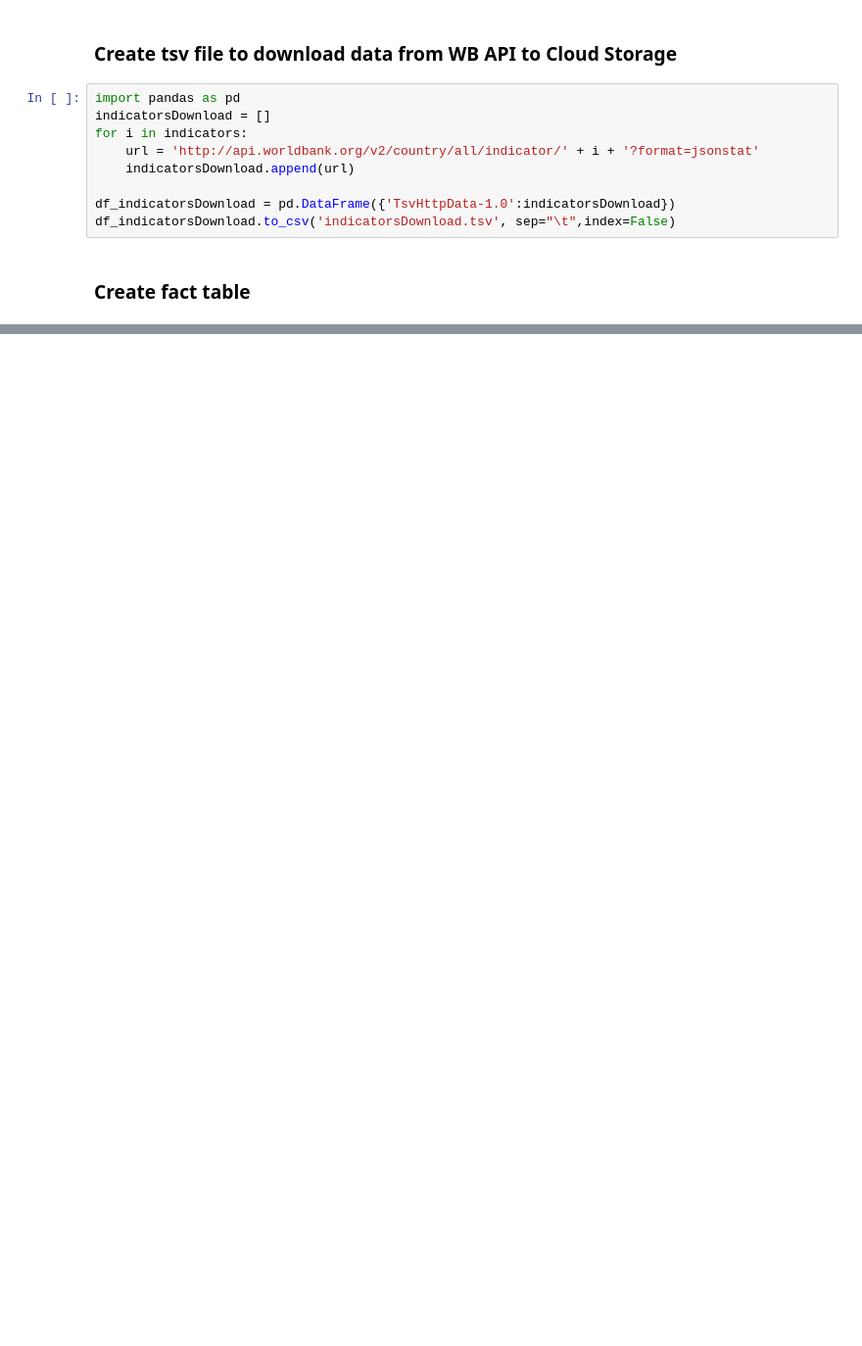
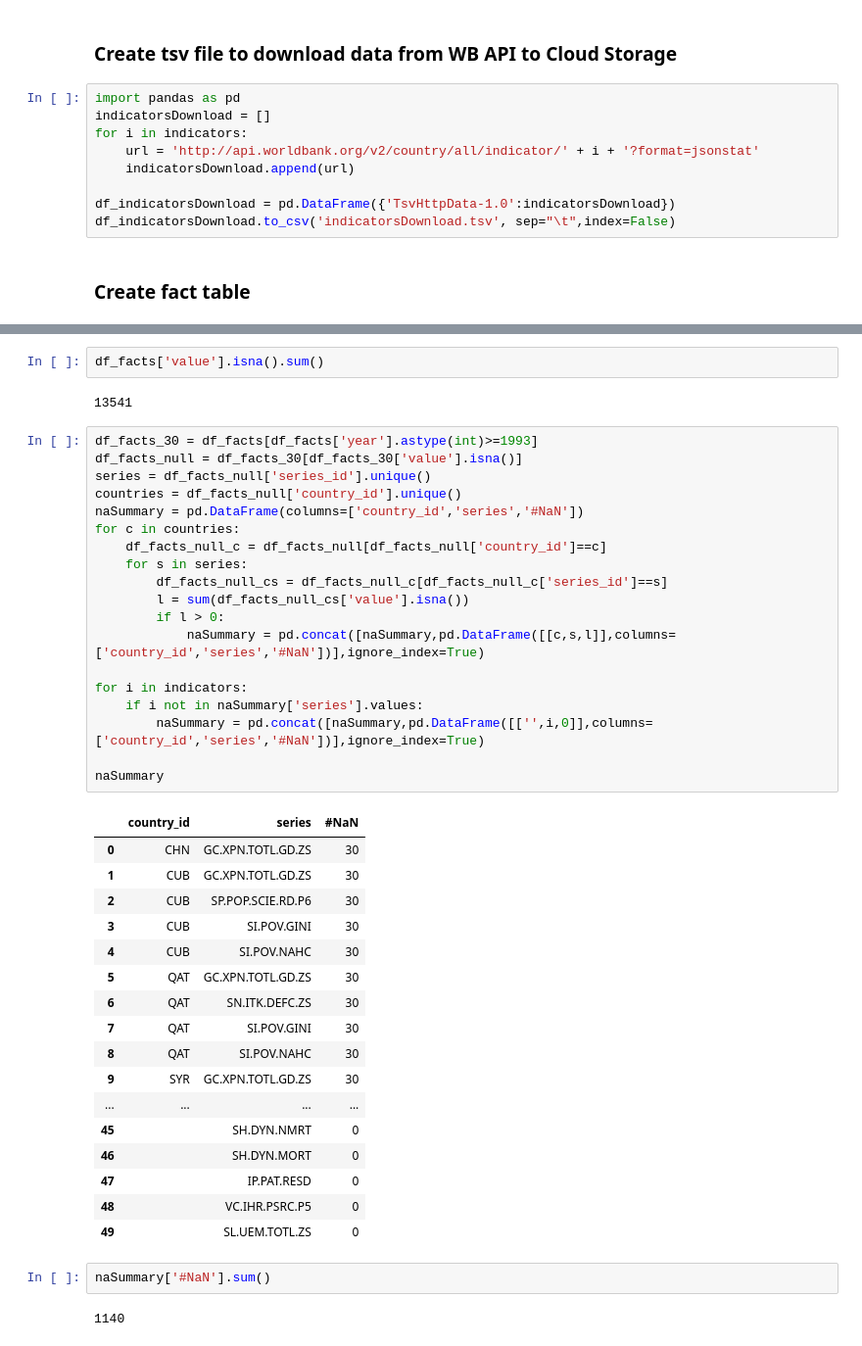
Before and after one commit to juanesfco/PF_DS_PT03_G2_EsperanzaVida, a Jupyter notebook: Data/ETL.ipynb, the cells around one changed output, grey strips where cells are left out. Shown at 98% size. Drawn from its saved outputs; the diff is of its cells as text; blank space fills up the shorter version.

```diff
--- a/Data/ETL.ipynb
+++ b/Data/ETL.ipynb
@@ -605,0 +538,45 @@ open('indicatorsDownload.tsv').read()
+# %%
+df_facts['value'].isna().sum()
+# %% [output]
+13541
+# %%
+df_facts_30 = df_facts[df_facts['year'].astype(int)>=1993]
+df_facts_null = df_facts_30[df_facts_30['value'].isna()]
+series = df_facts_null['series_id'].unique()
+countries = df_facts_null['country_id'].unique()
+naSummary = pd.DataFrame(columns=['country_id','series','#NaN'])
+for c in countries:
+    df_facts_null_c = df_facts_null[df_facts_null['country_id']==c]
+    for s in series:
+        df_facts_null_cs = df_facts_null_c[df_facts_null_c['series_id']==s]
+        l = sum(df_facts_null_cs['value'].isna())
+        if l > 0:
+            naSummary = pd.concat([naSummary,pd.DataFrame([[c,s,l]],columns=['country_id','series','#NaN'])],ignore_index=True)
+
+for i in indicators:
+    if i not in naSummary['series'].values:
+        naSummary = pd.concat([naSummary,pd.DataFrame([['',i,0]],columns=['country_id','series','#NaN'])],ignore_index=True)
+
+naSummary
+# %% [output]
+|  | country_id | series | #NaN |
+| 0 | CHN | GC.XPN.TOTL.GD.ZS | 30 |
+| 1 | CUB | GC.XPN.TOTL.GD.ZS | 30 |
+| 2 | CUB | SP.POP.SCIE.RD.P6 | 30 |
+| 3 | CUB | SI.POV.GINI | 30 |
+| 4 | CUB | SI.POV.NAHC | 30 |
+| 5 | QAT | GC.XPN.TOTL.GD.ZS | 30 |
+| 6 | QAT | SN.ITK.DEFC.ZS | 30 |
+| 7 | QAT | SI.POV.GINI | 30 |
+| 8 | QAT | SI.POV.NAHC | 30 |
+| 9 | SYR | GC.XPN.TOTL.GD.ZS | 30 |
+| ... | ... | ... | ... |
+| 45 |  | SH.DYN.NMRT | 0 |
+| 46 |  | SH.DYN.MORT | 0 |
+| 47 |  | IP.PAT.RESD | 0 |
+| 48 |  | VC.IHR.PSRC.P5 | 0 |
+| 49 |  | SL.UEM.TOTL.ZS | 0 |
+# %%
+naSummary['#NaN'].sum()
+# %% [output]
+1140
```
Also changed, not shown: parts of 45 cells of this notebook, 4 other files.
